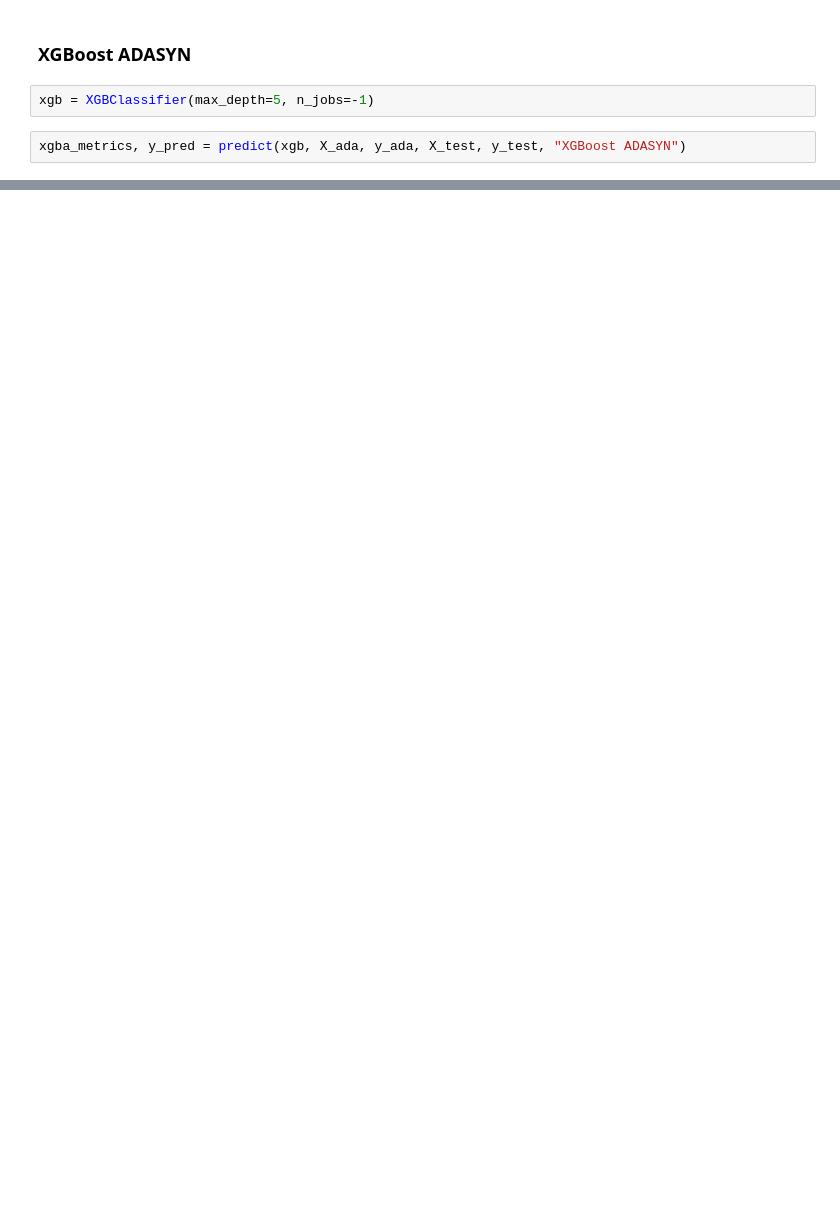
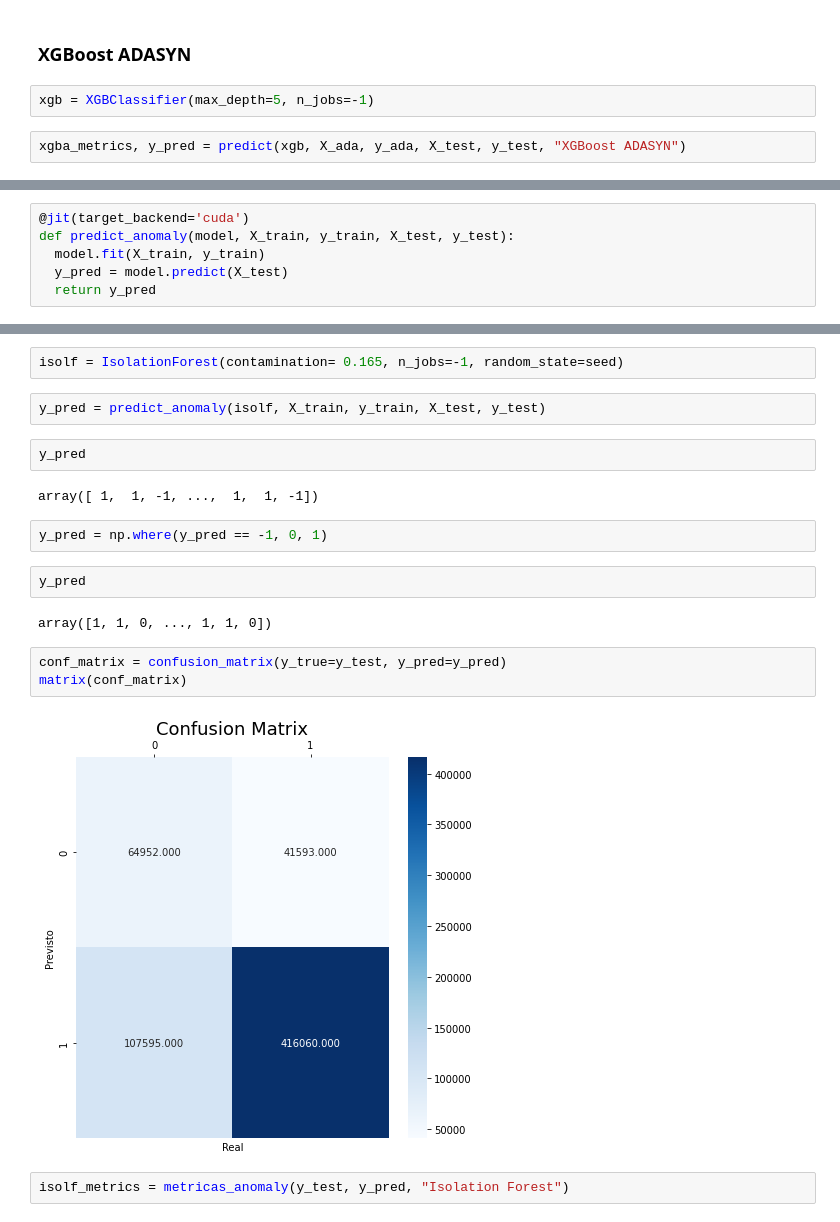
Before and after one commit to brfuji/ProjetoFinalTera, a Jupyter notebook: ProjetoTera.ipynb, the cells around one changed output, grey strips where cells are left out. Cells and saved outputs as stored; diff of their text form; blank space fills up the shorter version.

```diff
--- a/ProjetoTera.ipynb
+++ b/ProjetoTera.ipynb
@@ -470,0 +461,6 @@ df_results
+# %%
+@jit(target_backend='cuda')
+def predict_anomaly(model, X_train, y_train, X_test, y_test):
+  model.fit(X_train, y_train)
+  y_pred = model.predict(X_test)
+  return y_pred
@@ -470,0 +469,21 @@ df_results
+# %%
+isolf = IsolationForest(contamination= 0.165, n_jobs=-1, random_state=seed)
+# %%
+y_pred = predict_anomaly(isolf, X_train, y_train, X_test, y_test)
+# %%
+y_pred
+# %% [output]
+array([ 1,  1, -1, ...,  1,  1, -1])
+# %%
+y_pred = np.where(y_pred == -1, 0, 1)
+# %%
+y_pred
+# %% [output]
+array([1, 1, 0, ..., 1, 1, 0])
+# %%
+conf_matrix = confusion_matrix(y_true=y_test, y_pred=y_pred)
+matrix(conf_matrix)
+# %% [output]
+[figure, added]
+# %%
+isolf_metrics = metricas_anomaly(y_test, y_pred, "Isolation Forest")
```
Also changed, not shown: parts of 36 cells of this notebook.
